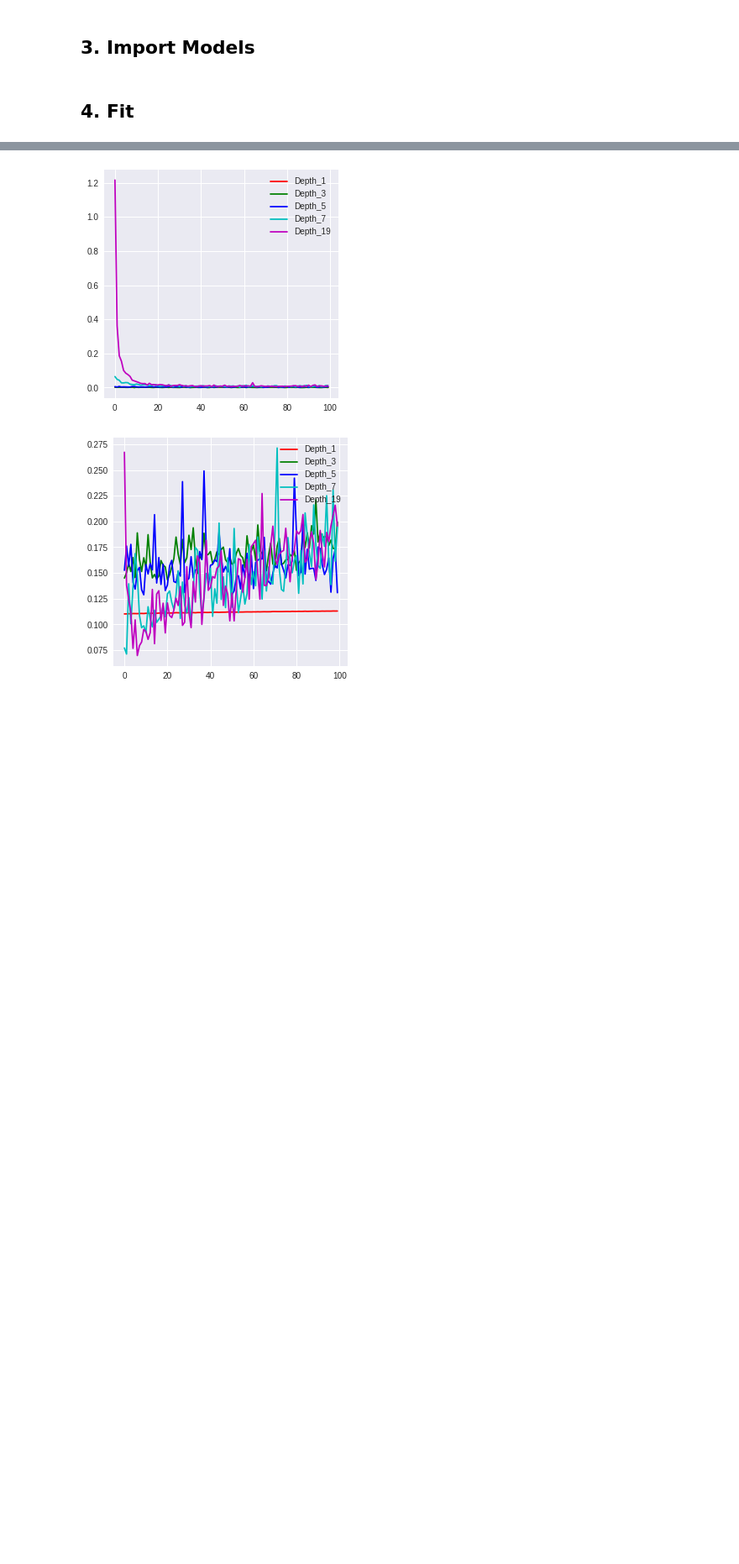
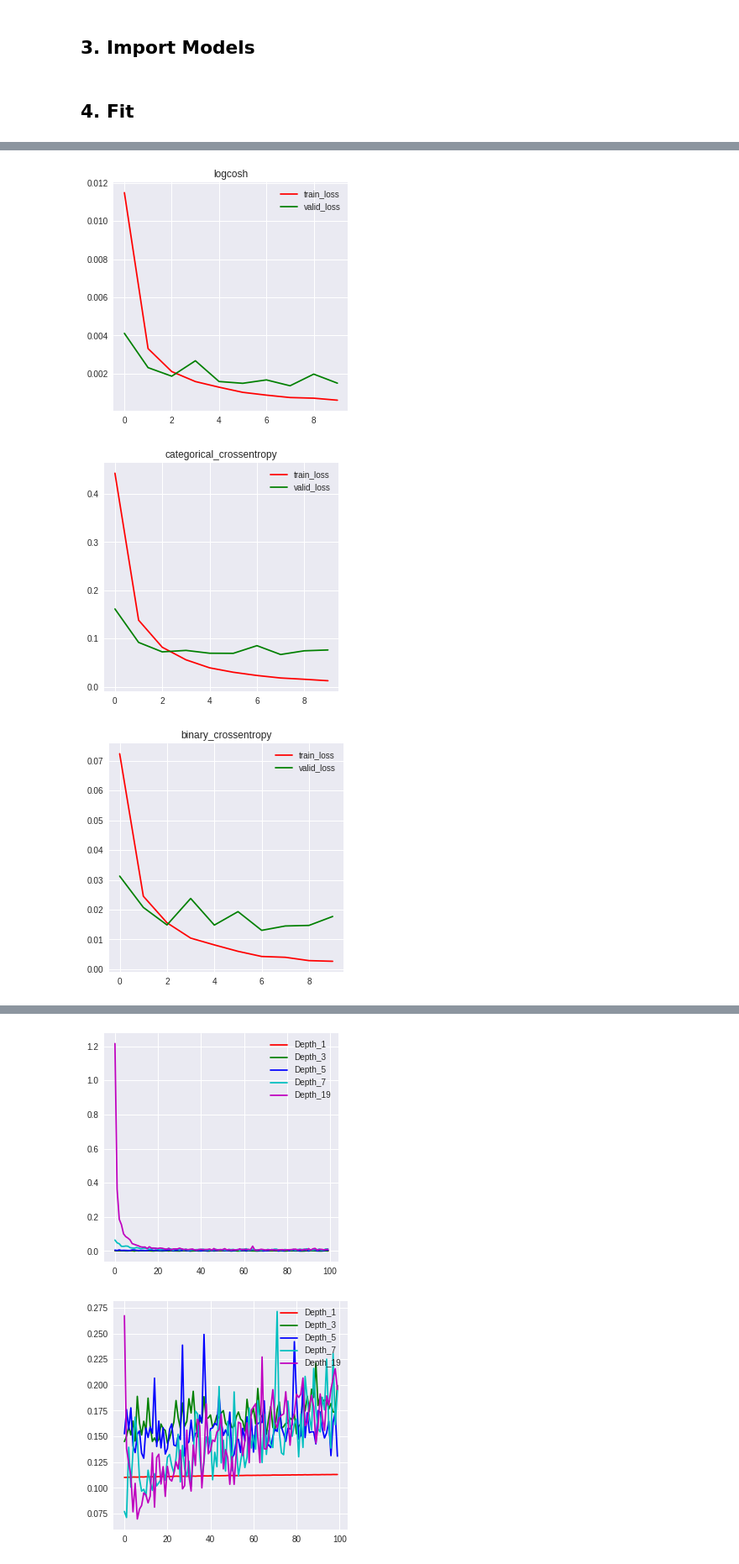
Before and after one commit to insurgent92/BigdataProcessingProject, a Jupyter notebook: Assignment1/3.2 Different Loss Functions - Fit & Evaluate Models.ipynb, the cells around one changed output, grey strips where cells are left out. Shown: that part at 84% size. Cells and saved outputs as stored; diff of their text form; code cells hidden in the pictures; blank space fills up the shorter version.

```diff
--- a/Assignment1/3.2 Different Loss Functions - Fit & Evaluate Models.ipynb
+++ b/Assignment1/3.2 Different Loss Functions - Fit & Evaluate Models.ipynb
@@ -132,10 +132,10 @@ start_time = time.time()
 result9 = network9.fit(train_images, train_labels, epochs= 10, batch_size=512, validation_split = 0.1, callbacks = [cb_checkpoint9])
 print("start_time", start_time)
 print("--- %s seconds ---" %(time.time() - start_time))
-start_time = time.time()
-result10 = network10.fit(train_images, train_labels, epochs= 10, batch_size=512, validation_split = 0.1, callbacks = [cb_checkpoint10])
-print("start_time", start_time)
-print("--- %s seconds ---" %(time.time() - start_time))
+#start_time = time.time()
+#result10 = network10.fit(train_images, train_labels, epochs= 10, batch_size=512, validation_split = 0.1, callbacks = [cb_checkpoint10])
+#print("start_time", start_time)
+#print("--- %s seconds ---" %(time.time() - start_time))
 start_time = time.time()
 result11 = network11.fit(train_images, train_labels, epochs= 10, batch_size=512, validation_split = 0.1, callbacks = [cb_checkpoint11])
 print("start_time", start_time)
@@ -144,10 +144,11 @@ start_time = time.time()
 result12 = network12.fit(train_images, train_labels, epochs= 10, batch_size=512, validation_split = 0.1, callbacks = [cb_checkpoint12])
 print("start_time", start_time)
 print("--- %s seconds ---" %(time.time() - start_time))
-result13 = network13.fit(train_images, train_labels, epochs= 10, batch_size=512, validation_split = 0.1, callbacks = [cb_checkpoint13])
+
+result13 = network13.fit(train_images, train_labels, epochs= 10, batch_size=512, validation_split = 0.1)
 print("start_time", start_time)
 print("--- %s seconds ---" %(time.time() - start_time))
-result14 = network14.fit(train_images, train_labels, epochs= 10, batch_size=512, validation_split = 0.1, callbacks = [cb_checkpoint14])
+result14 = network14.fit(train_images, train_labels, epochs= 10, batch_size=512, validation_split = 0.1)
 print("start_time", start_time)
 print("--- %s seconds ---" %(time.time() - start_time))
 # %% [output]
@@ -171,0 +172,11 @@ ValueError: ignored
+# %%
+
+start_time = time.time()
+result13 = network13.fit(train_images, train_labels, epochs= 10, batch_size=512, validation_split = 0.1)
+print("start_time", start_time)
+print("--- %s seconds ---" %(time.time() - start_time))
+
+start_time = time.time()
+result14 = network14.fit(train_images, train_labels, epochs= 10, batch_size=512, validation_split = 0.1)
+print("start_time", start_time)
+print("--- %s seconds ---" %(time.time() - start_time))
@@ -288,7 +336,12 @@ flotResult2('categorical_hinge', result6.history['loss'], result6.history['val_l
 # %%
-flotResult2('Model7', result7.history['loss'], result7.history['val_loss'])
-flotResult2('Model8', result8.history['loss'], result8.history['val_loss'])
-flotResult2('Model9', result9.history['loss'], result9.history['val_loss'])
-flotResult2('Model10', result10.history['loss'], result10.history['val_loss'])
-flotResult2('Model11', result11.history['loss'], result11.history['val_loss'])
-flotResult2('Model12', result12.history['loss'], result12.history['val_loss'])
+flotResult2('logcosh', result8.history['loss'], result8.history['val_loss'])
+flotResult2('categorical_crossentropy', result9.history['loss'], result9.history['val_loss'])
+#flotResult2('sparse_categorical_crossentropy', result10.history['loss'], result9.history['val_loss'])
+flotResult2('binary_crossentropy', result11.history['loss'], result11.history['val_loss'])
+flotResult2('kullback_leibler_divergence', result12.history['loss'], result12.history['val_loss'])
+flotResult2('poisson', result13.history['loss'], result13.history['val_loss'])
+flotResult2('cosine_proximity', result14.history['loss'], result14.history['val_loss'])
+# %% [output]
+[figure, added]
+[figure, added]
+[figure, added]
```
Also changed, not shown: parts of 10 cells of this notebook, 18 other files.
